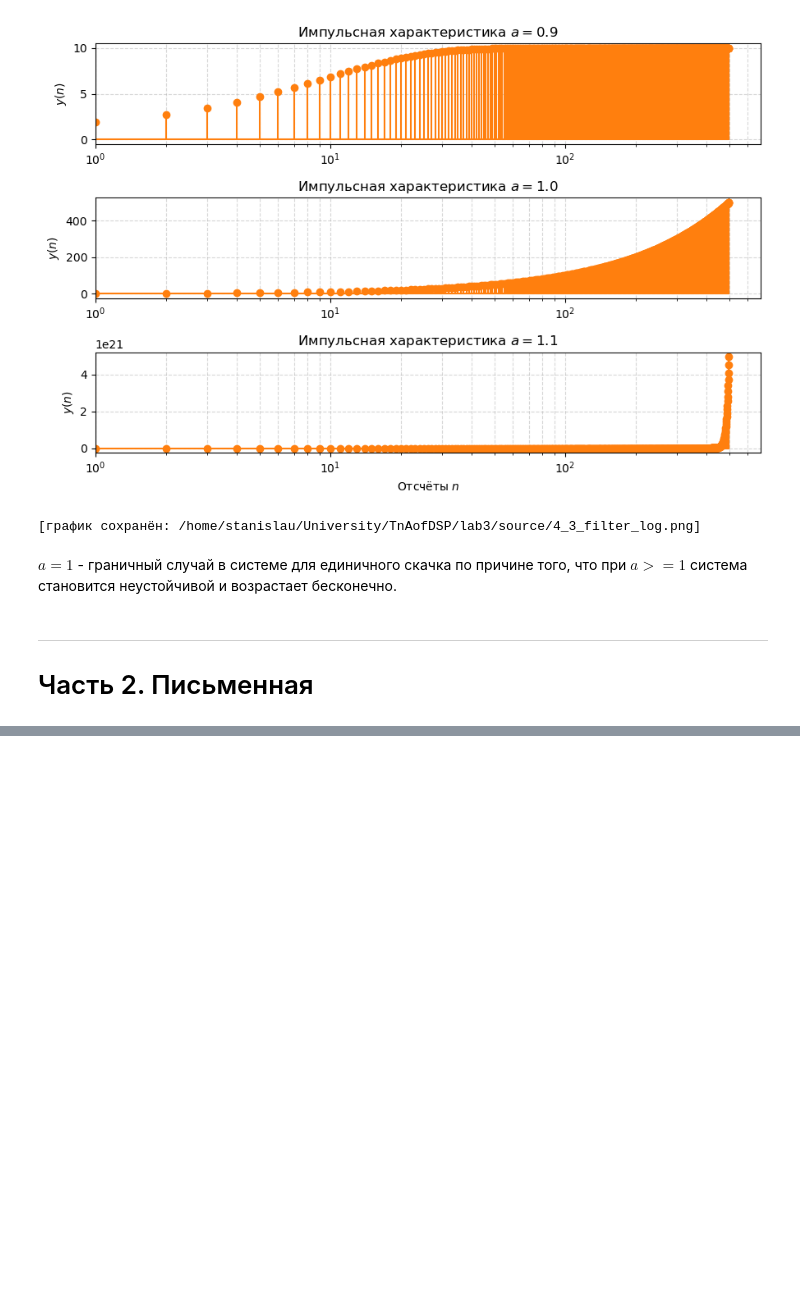
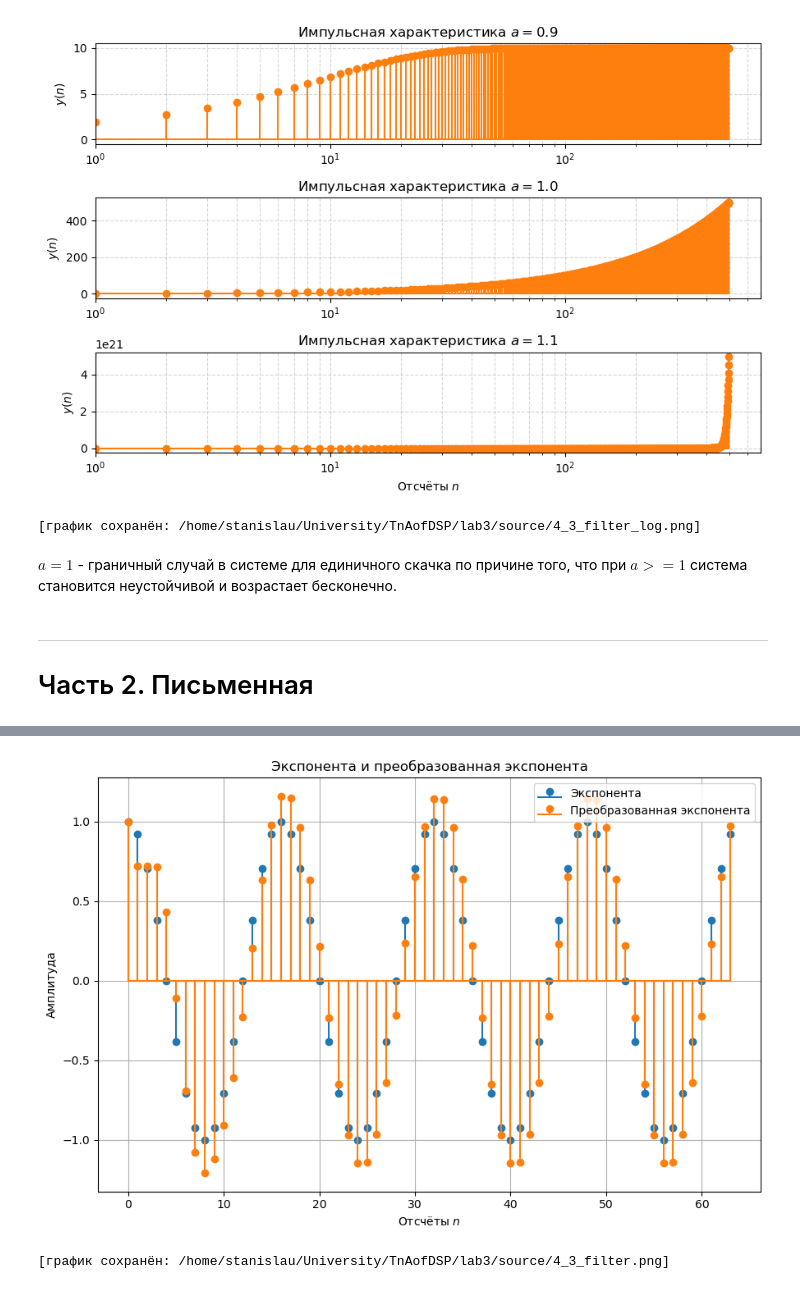
Before and after one commit to StanislauMikulski/TnAofDSP_lab3, a Jupyter notebook: main/main.ipynb, the cells around one changed output, grey strips where cells are left out. Cells and saved outputs as stored; diff of their text form; code cells hidden in the pictures; blank space fills up the shorter version.

```diff
--- a/main/main.ipynb
+++ b/main/main.ipynb
@@ -530,0 +919,17 @@ $a = 1$ - граничный случай в системе для единич
+# %%
+N = np.arange(64)
+exponent = np.exp(-1j * np.pi/8 * N)
+exponent_transform = sps.lfilter(b, a, exponent)
+
+fig, ax = plt.subplots(figsize=(9, 6))
+plt.stem(N, exponent.real, basefmt="C0-", linefmt="C0-", markerfmt="C0o", label="Экспонента")
+plt.stem(N, exponent_transform.real, basefmt="C1-", linefmt="C1-", markerfmt="C1o", label="Преобразованная экспонента")
+plt.xlabel("Отсчёты $n$")
+plt.ylabel("Амплитуда")
+plt.title("Экспонента и преобразованная экспонента")
+plt.legend()
+plt.tight_layout()
+save_and_show(fig, name="4_3_filter")
+# %% [output]
+[figure, added]
+[график сохранён: /home/stanislau/University/TnAofDSP/lab3/source/4_3_filter.png]
```
Also changed, not shown: parts of 24 cells of this notebook, 15 other files.
